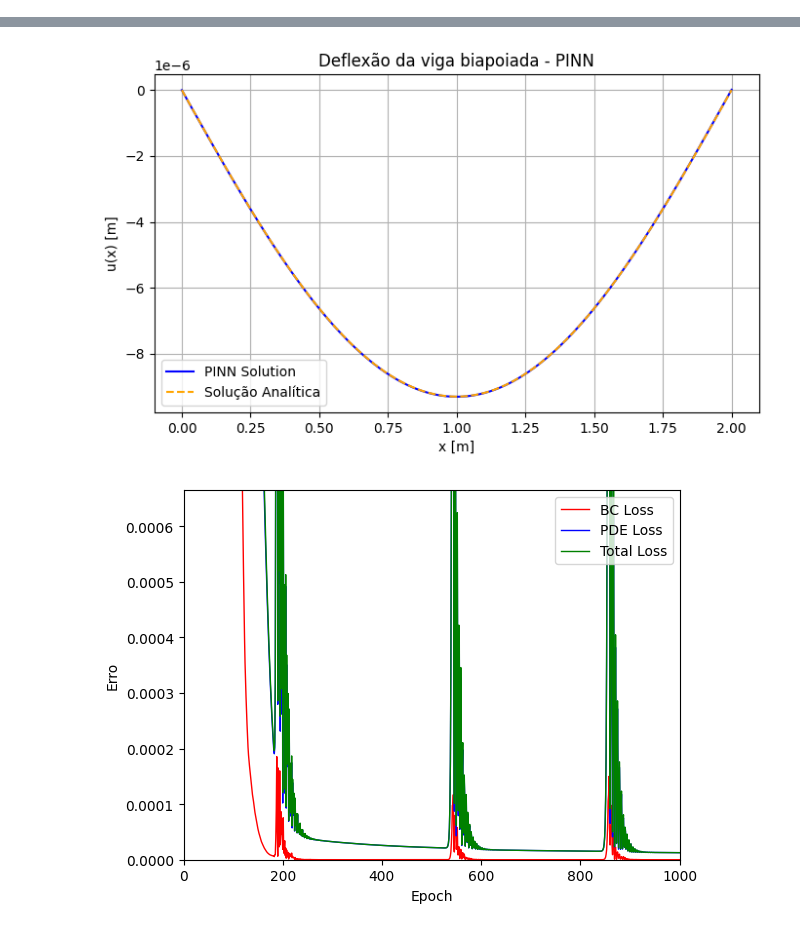
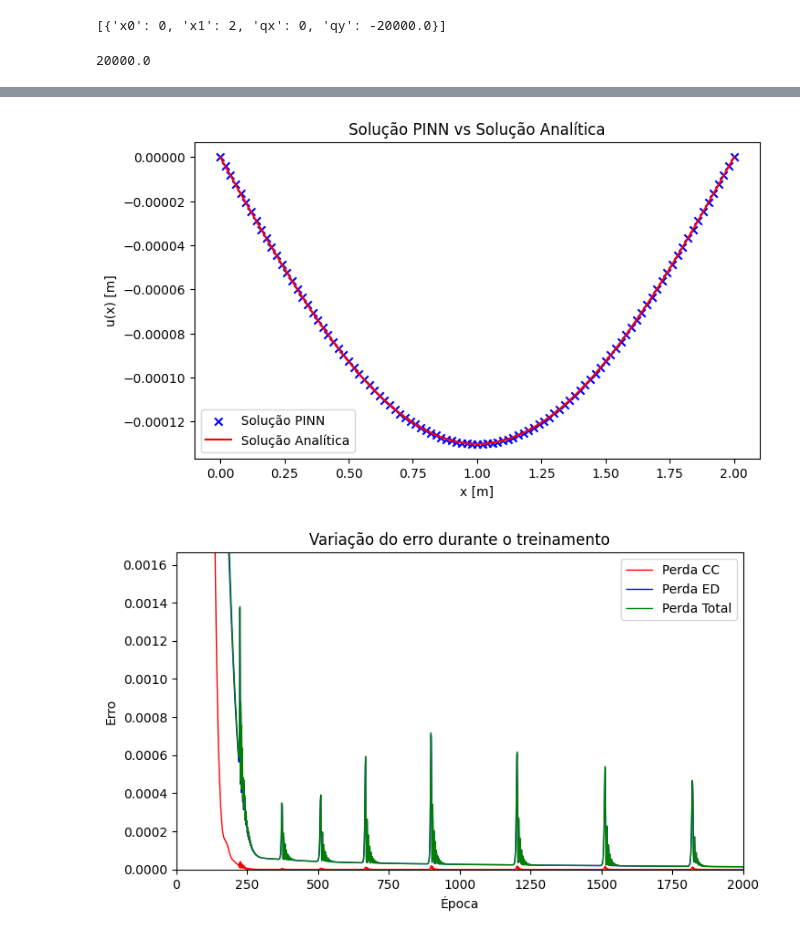
Before and after one commit to taciov/PINNViga, a Jupyter notebook: execute_PINNViga.ipynb, the cells around one changed output, grey strips where cells are left out. Drawn from its saved outputs; the diff is of its cells as text; code cells hidden in the pictures.

Commit message:
commit 2025 09 20 02
Implementação de multiplas cargas distribuidas

```diff
--- a/execute_PINNViga.ipynb
+++ b/execute_PINNViga.ipynb
@@ -14,0 +12,8 @@ L = 1.0
+# %%
+## SEÇÃO DA VIGA
+
+b = 0.2
+h = 0.4
+E = 30e9
+I = b * (h ** 3) / 12
+EI = E * I
@@ -14,0 +104,5 @@ L = 1.0
+# %%
+## LOOP DE TREINAMENTO
+
+biapoiada = PINNViga.PINNViga()
+biapoiada.run_model(apoio_esq, apoio_dir, cargas, EI, L, num_epochs=2000, pde_weight=1, bc_weight=1, tol = 1e-10)
@@ -15,32 +122,44 @@ L = 1.0
+# %%
+biapoiada.trechos_cargas
+# %% [output]
+[{'x0': 0, 'x1': 2, 'qx': 0, 'qy': -20000.0}]
+# %%
+max_qy = max([abs(carga['qy']) for carga in biapoiada.trechos_cargas])
+max_qy
+# %% [output]
+20000.0
 # %%
-## VIGA BIAPOIADA
-
-b = 0.2
-h = 0.4
-E = 210e9
-I = b * (h ** 3) / 12
-EI = E * I
-q = -10e3
-L = 2
-
-apoio_esq = [1, 1, 0]
-apoio_dir = [0, 1, 0]
-
-biapoiada = PINNViga.PINNViga()
-biapoiada.run_model(apoio_esq, apoio_dir, EI, q, L, num_epochs=1000, pde_weight=1, bc_weight=1, tol = 1e-5)
-
 def y_calc(x_val):
     return (q * x_val / (24 * EI)) * (L**3 - 2 * L * x_val**2 + x_val**3)
 
+q = -20e3
+# def y_calc(x_val):
+#     y_val = []
+#     for x in x_val:
+#         if x <= (L / 2):
+#             x_ = x
+#         else:
+#             x_ = max(x_val) - x
+#         #     y =  (fy * x / (48 * EI)) * (4 * (x ** 2) - 3 * L ** 2)
+#         # else:
+#         #     y =  (fy * x / (48 * EI)) * (- 4 * (x ** 2) + 12 * L * x ** 2 - 9 * (L ** 2) * x + L ** 3)
+
+#         y =  - (p / (48 * EI)) * (4 * (x_ ** 3) - 3 * (L ** 2) * x_)
+
+#         y_val.append(y)
+
+#     return y_val
+
 plt.figure(figsize=(8, 4.5))
-plt.plot(biapoiada.x_plot, biapoiada.u_plot, label='PINN Solution', color='blue')
-plt.plot(biapoiada.x_plot, y_calc(biapoiada.x_plot), label='Solução Analítica', linestyle='dashed', color='orange')
-plt.title("Deflexão da viga biapoiada - PINN")
+plt.scatter(biapoiada.x_plot, biapoiada.u_plot, label='Solução PINN', marker='x', color='blue')
+plt.plot(biapoiada.x_plot, y_calc(biapoiada.x_plot), label='Solução Analítica', color='red')
+plt.title("Solução PINN vs Solução Analítica")
 plt.xlabel("x [m]")
 plt.ylabel("u(x) [m]")
-plt.grid(True)
 plt.legend()
+plt.grid(False)
+plt.savefig('deflexao_biapoiada.png', dpi=300)
 plt.show()
 
-biapoiada.plot_errors(1000)
+biapoiada.plot_errors(1000, "erros_biapoiada.png")
 # %% [output]
@@ -58,2 +166,2 @@ Epoch 1000, Loss: 0.000012689698, PDE Loss: 0.000012687469, BC Loss: 0.000000002
-[figure, old version]
+[figure, new version]
-[figure, old version]
+[figure, new version]
```
Also changed, not shown: parts of 14 cells of this notebook, 1 other file.
